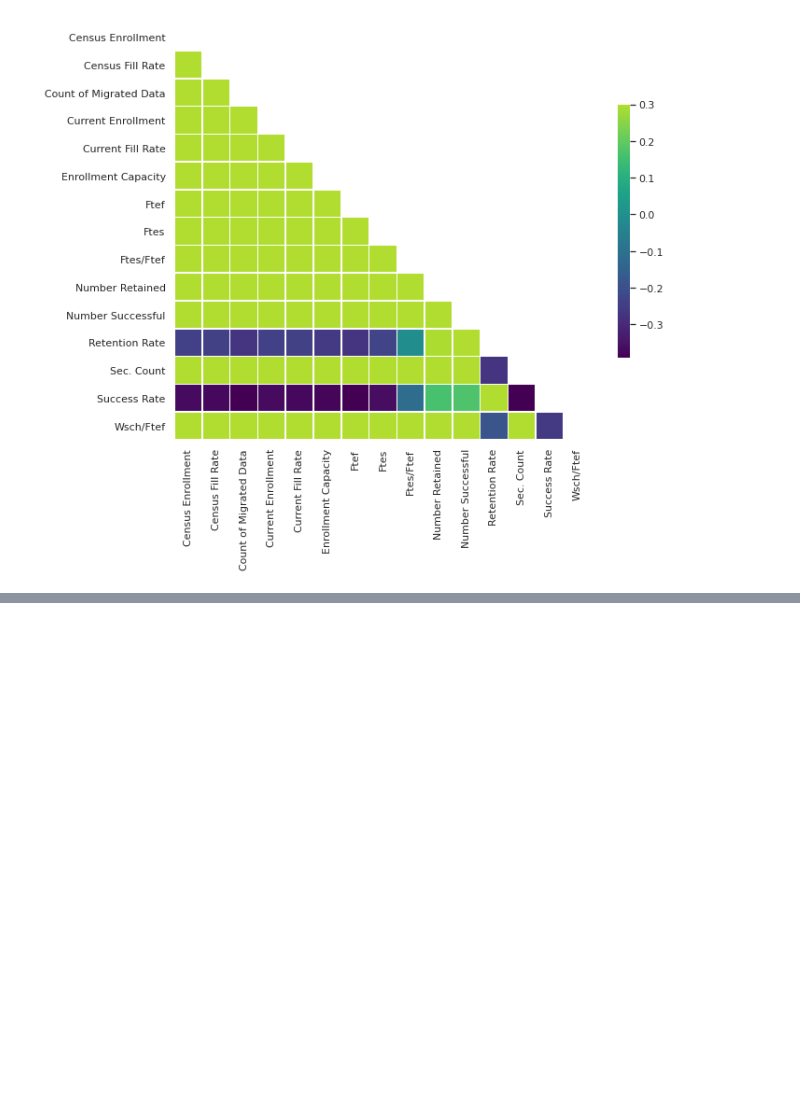
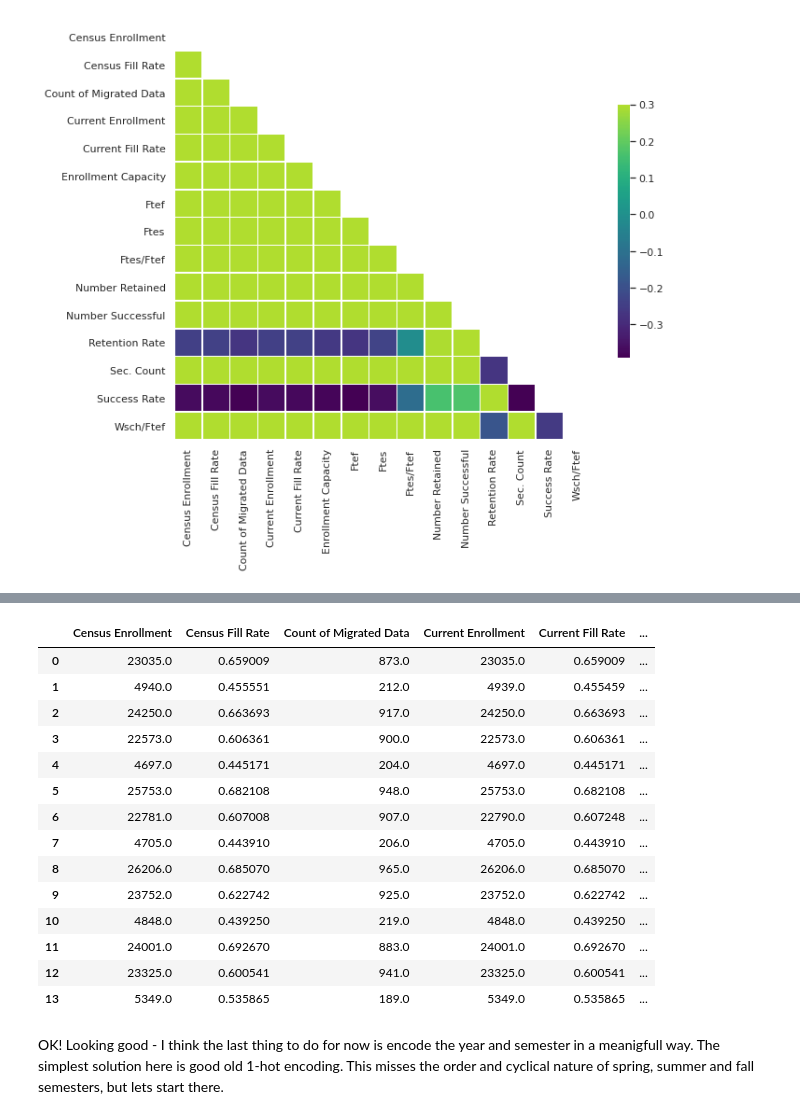
Before and after one commit to gperdrizet/LMC-enrollment-forecast, a Jupyter notebook: notebooks/data_exploration.ipynb, the cells around one changed output, grey strips where cells are left out. Saved outputs shown, nothing was run; the diff lists cells and outputs as text; code cells hidden in the pictures; blank space fills up the shorter version.

```diff
--- a/notebooks/data_exploration.ipynb
+++ b/notebooks/data_exploration.ipynb
@@ -89,0 +104,40 @@ plt.show()
+# %%
+# Copy enrolment out of dataframe
+enrollment = enrollment_by_semester['Census Enrollment']
+
+# Remove first enrollment value - this effectivly
+# shifts the dataset back by a semester so that when
+# we add this list back to the dataframe, each row
+# will contain the enrollment value for the next semester
+trimmed_enrollment = enrollment.iloc[1:]
+trimmed_enrollment.reset_index(inplace=True, drop=True)
+trimmed_enrollment.rename('Next Semester Census Enrollment', inplace=True)
+
+# Drop the last row of the master data frame - this is the most recent
+# semester, so we cannot use it - we don't know the enrollment for
+# the next semester yet!
+enrollment_by_semester.drop(enrollment_by_semester.tail(1).index, inplace=True)
+enrollment_by_semester.reset_index(inplace=True, drop=True)
+
+# Add the shifter enrollment data back to our master dataframe
+enrollment_by_semester = pd.concat([enrollment_by_semester, trimmed_enrollment], axis=1)
+
+enrollment_by_semester
+# %% [output]
+|  | Census Enrollment | Census Fill Rate | Count of Migrated Data | Current Enrollment | Current Fill Rate | ... |
+| 0 | 23035.0 | 0.659009 | 873.0 | 23035.0 | 0.659009 | ... |
+| 1 | 4940.0 | 0.455551 | 212.0 | 4939.0 | 0.455459 | ... |
+| 2 | 24250.0 | 0.663693 | 917.0 | 24250.0 | 0.663693 | ... |
+| 3 | 22573.0 | 0.606361 | 900.0 | 22573.0 | 0.606361 | ... |
+| 4 | 4697.0 | 0.445171 | 204.0 | 4697.0 | 0.445171 | ... |
+| 5 | 25753.0 | 0.682108 | 948.0 | 25753.0 | 0.682108 | ... |
+| 6 | 22781.0 | 0.607008 | 907.0 | 22790.0 | 0.607248 | ... |
+| 7 | 4705.0 | 0.443910 | 206.0 | 4705.0 | 0.443910 | ... |
+| 8 | 26206.0 | 0.685070 | 965.0 | 26206.0 | 0.685070 | ... |
+| 9 | 23752.0 | 0.622742 | 925.0 | 23752.0 | 0.622742 | ... |
+| 10 | 4848.0 | 0.439250 | 219.0 | 4848.0 | 0.439250 | ... |
+| 11 | 24001.0 | 0.692670 | 883.0 | 24001.0 | 0.692670 | ... |
+| 12 | 23325.0 | 0.600541 | 941.0 | 23325.0 | 0.600541 | ... |
+| 13 | 5349.0 | 0.535865 | 189.0 | 5349.0 | 0.535865 | ... |
+# %% [markdown]
+OK! Looking good - I think the last thing to do for now is encode the year and semester in a meanigfull way. The simplest solution here is good old 1-hot encoding. This misses the order and cyclical nature of spring, summer and fall semesters, but lets start there.
```
Also changed, not shown: parts of 14 cells of this notebook.
